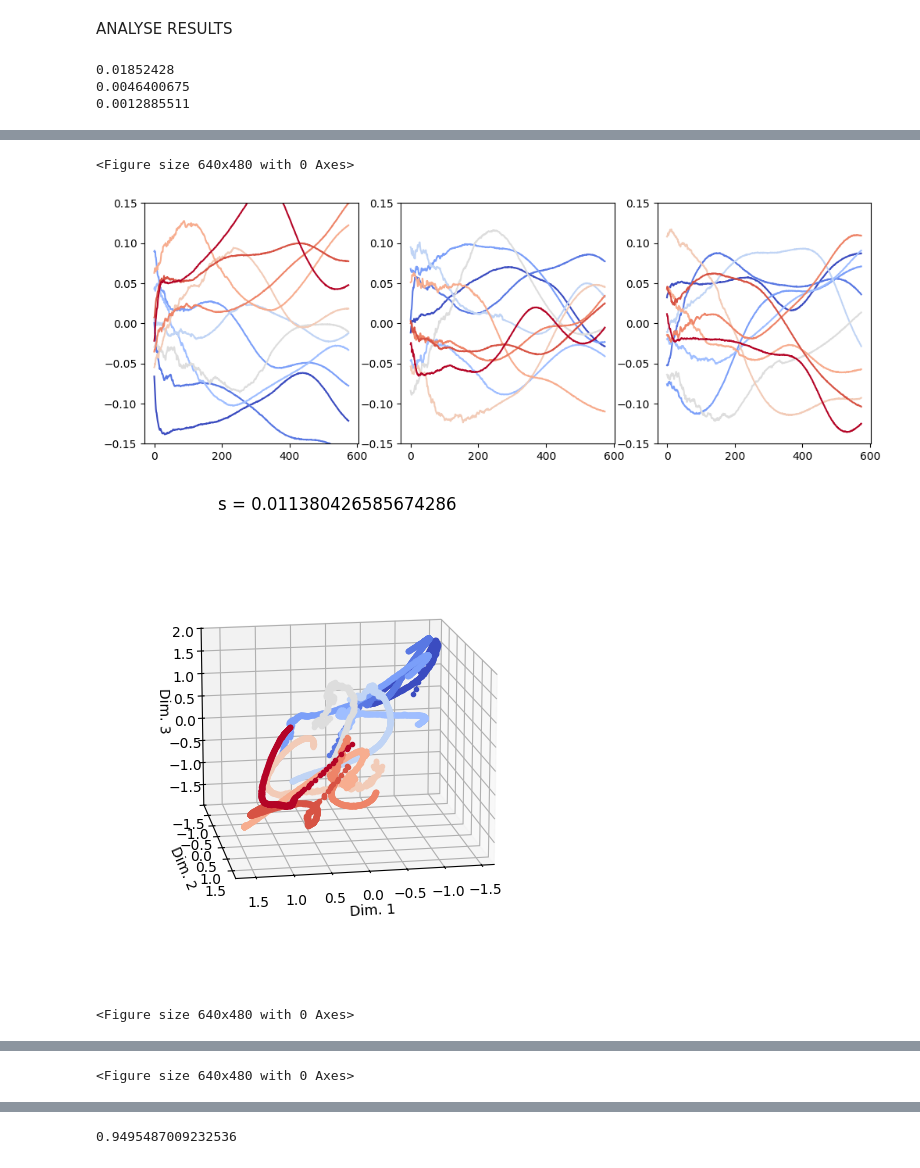
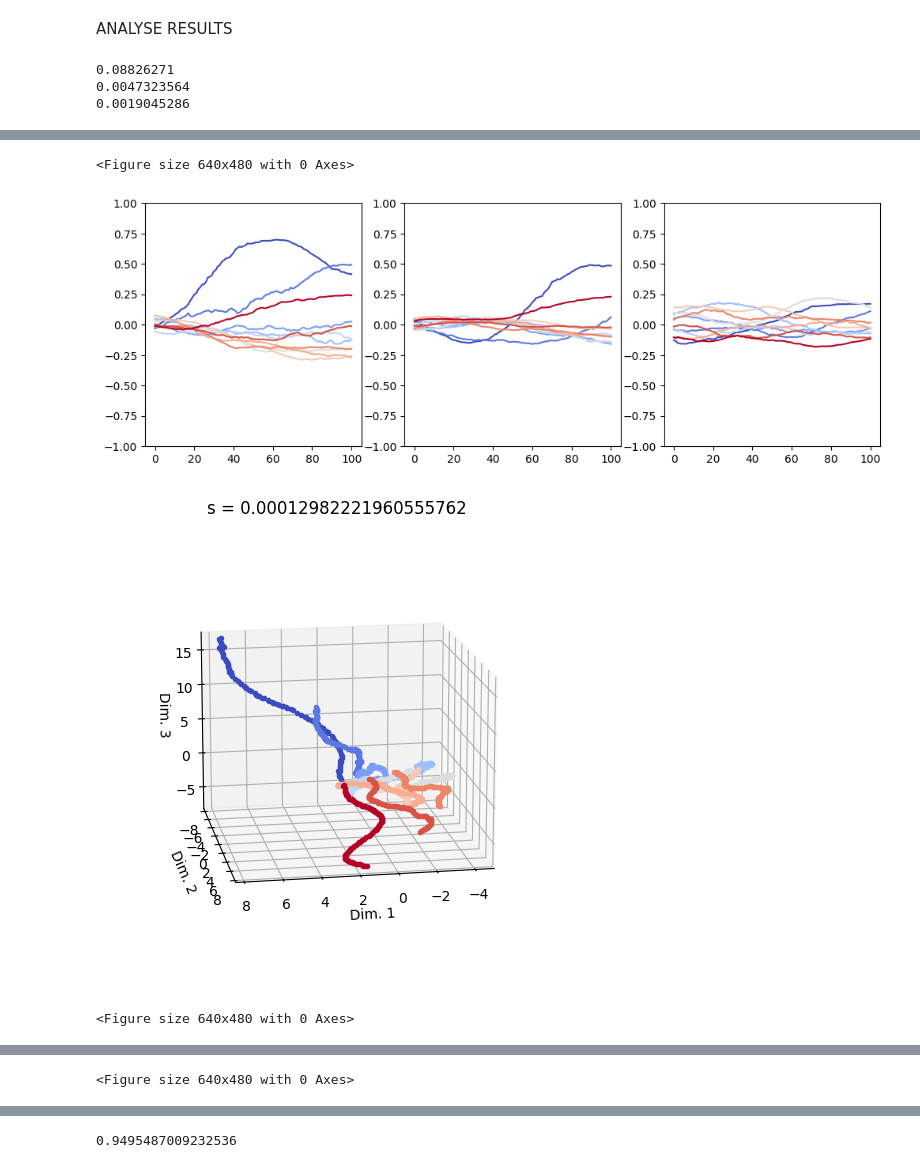
Before and after one commit to ArielleRosinski/SCA_project, a Jupyter notebook: DDM.ipynb, the cells around one changed output, grey strips where cells are left out. Saved outputs shown, nothing was run; the diff lists cells and outputs as text; code cells hidden in the pictures.

```diff
--- a/DDM.ipynb
+++ b/DDM.ipynb
@@ -379,19 +379,20 @@ def analyse_projs(Y, RTs, ymin = -1, ymax=1):
 # %% [markdown]
 ANALYSE RESULTS
 # %%
-sigma = 4.0
+sigma = 4.01
+l2 = 0.05
 
-Y_kSCA = jnp.load(f'/Users/ariellerosinski/My Drive/Cambridge/Project/outputs/DDM/single_trials/kSCA/Y_kSCA_3d_sigma{sigma}_proj_dims50_l20.1.npy')
-Y_SCA = jnp.load(f'/Users/ariellerosinski/My Drive/Cambridge/Project/outputs/DDM/single_trials/SCA/Y_SCA_3d_sigma{sigma}_proj_dims50_l20.1.npy')
-Y_PCA = jnp.load(f'/Users/ariellerosinski/My Drive/Cambridge/Project/outputs/DDM/single_trials/PCA/Y_PCA_3d_sigma{sigma}_proj_dims50_l20.1.npy')
+Y_kSCA = jnp.load(f'/Users/ariellerosinski/My Drive/Cambridge/Project/outputs/DDM/single_trials/kSCA/Y_kSCA_3d_sigma{sigma}_proj_dims50_l2{l2}.npy')
+Y_SCA = jnp.load(f'/Users/ariellerosinski/My Drive/Cambridge/Project/outputs/DDM/single_trials/SCA/Y_SCA_3d_sigma{sigma}_proj_dims50_l2{l2}.npy')
+Y_PCA = jnp.load(f'/Users/ariellerosinski/My Drive/Cambridge/Project/outputs/DDM/single_trials/PCA/Y_PCA_3d_sigma{sigma}_proj_dims50_l2{l2}.npy')
 
 print(compute_S_all_pairs(Y_kSCA))
 print(compute_S_all_pairs(Y_SCA))
 print(compute_S_all_pairs(Y_PCA))
 
-Y_kSCA = jnp.load(f'/Users/ariellerosinski/My Drive/Cambridge/Project/outputs/DDM/single_trials/kSCA/Y_mean_test_kSCA_3d_sigma{sigma}_proj_dims50_l20.1.npy')
-Y_SCA = jnp.load(f'/Users/ariellerosinski/My Drive/Cambridge/Project/outputs/DDM/single_trials/SCA/Y_mean_test_SCA_3d_sigma{sigma}_proj_dims50_l20.1.npy')
-Y_PCA = jnp.load(f'/Users/ariellerosinski/My Drive/Cambridge/Project/outputs/DDM/single_trials/PCA/Y_mean_test_PCA_3d_sigma{sigma}_proj_dims50_l20.1.npy')
+Y_kSCA = jnp.load(f'/Users/ariellerosinski/My Drive/Cambridge/Project/outputs/DDM/single_trials/kSCA/Y_mean_test_kSCA_3d_sigma{sigma}_proj_dims50_l2{l2}.npy')
+Y_SCA = jnp.load(f'/Users/ariellerosinski/My Drive/Cambridge/Project/outputs/DDM/single_trials/SCA/Y_mean_test_SCA_3d_sigma{sigma}_proj_dims50_l2{l2}.npy')
+Y_PCA = jnp.load(f'/Users/ariellerosinski/My Drive/Cambridge/Project/outputs/DDM/single_trials/PCA/Y_mean_test_PCA_3d_sigma{sigma}_proj_dims50_l2{l2}.npy')
 K = Y_kSCA.shape[0]
 def analyse_projs(Y, RTs, ymin = -0.25, ymax=0.25):
     K, _, _ = Y.shape
@@ -415,9 +416,9 @@ def analyse_projs(Y, RTs, ymin = -0.25, ymax=0.25):
         ax.set_ylim(ymin, ymax)
 
 RTs=None
-analyse_projs(Y_kSCA, RTs,  ymin = -0.15, ymax=0.15)
-analyse_projs(Y_SCA, RTs, ymin = -2, ymax=2)
-analyse_projs(Y_PCA, RTs, ymin = -2, ymax=2)
+analyse_projs(Y_kSCA, RTs,  ymin = -1, ymax=1)
+analyse_projs(Y_SCA, RTs, ymin = -4, ymax=4)
+analyse_projs(Y_PCA, RTs, ymin = -4, ymax=4)
 
 
 # plt.figure()
@@ -432,6 +433,6 @@ analyse_projs(Y_PCA, RTs, ymin = -2, ymax=2)
 #     color = cmap(k / (K - 1))
 #     ax.plot(paths_avg[k,:], color=color)
 # %% [output]
-0.01852428
-0.0046400675
-0.0012885511
+0.08826271
+0.0047323564
+0.0019045286
@@ -439,4 +440,4 @@ analyse_projs(Y_PCA, RTs, ymin = -2, ymax=2)
 <Figure size 640x480 with 0 Axes>
-[figure, old version]
+[figure, new version]
-[figure, old version]
+[figure, new version]
 <Figure size 640x480 with 0 Axes>
```
Also changed, not shown: parts of 1 cell of this notebook, 8 other files.
